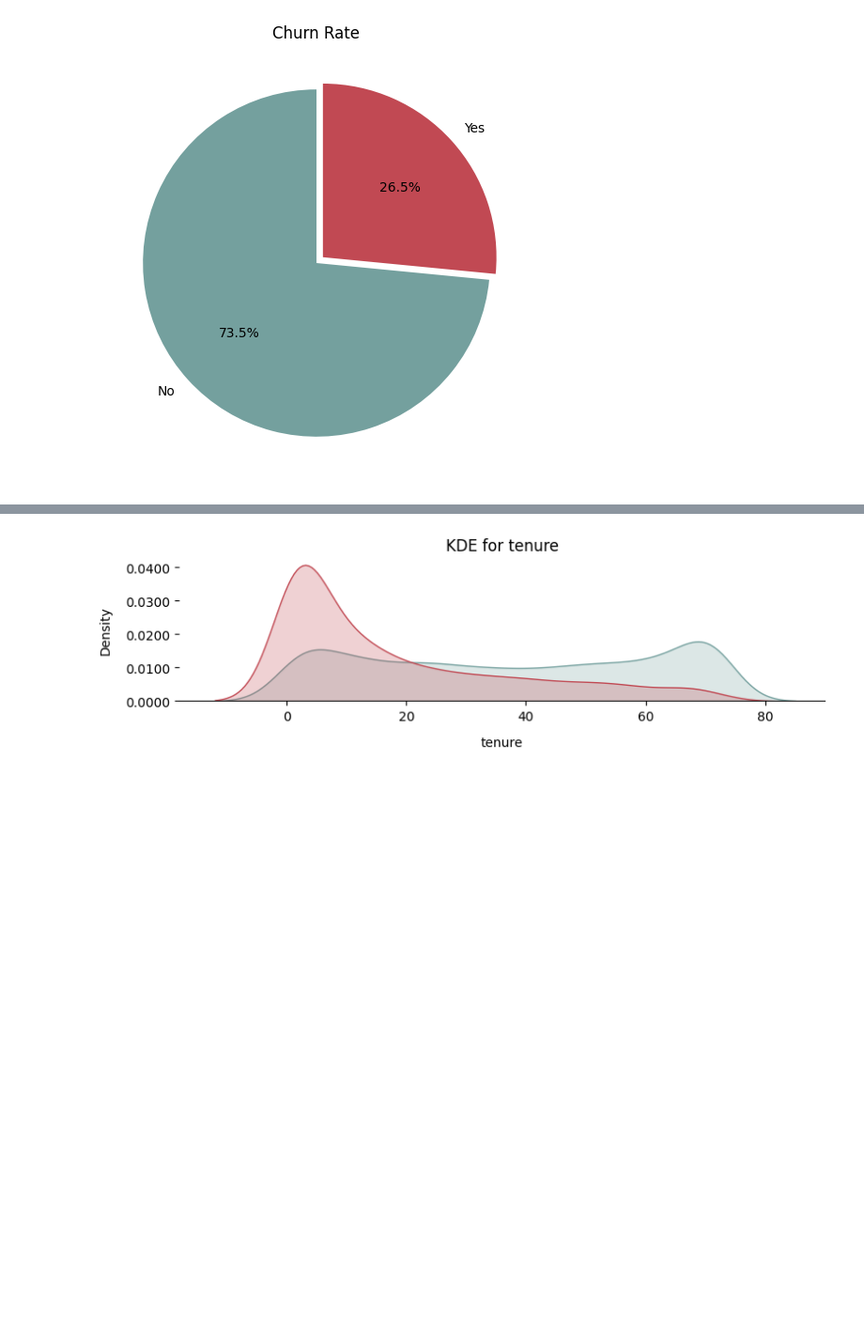
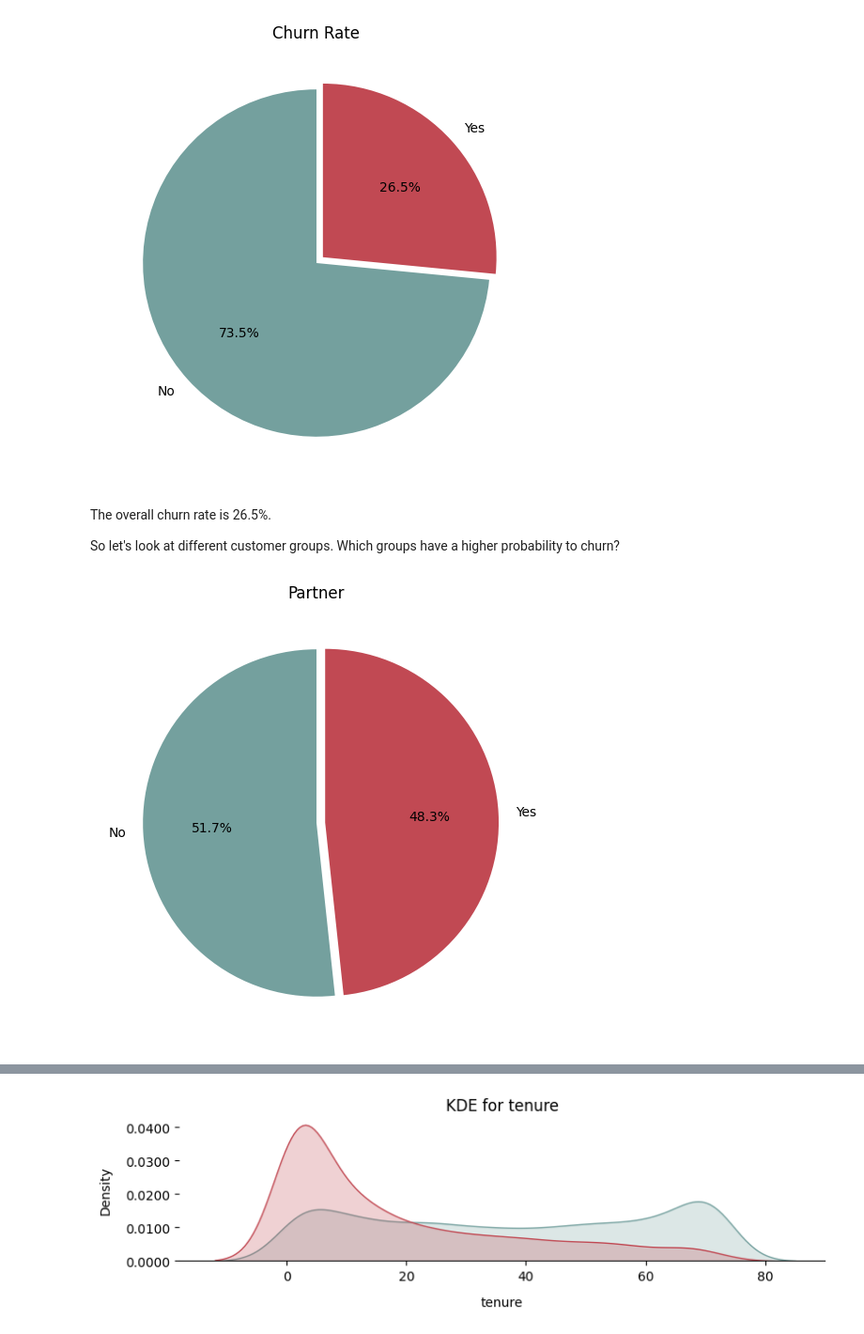
Before and after one commit to mhdiham/mhdiham, a Jupyter notebook: CustomerChurn.ipynb, the cells around one changed output, grey strips where cells are left out. Shown at 94% size. Saved outputs shown, nothing was run; the diff lists cells and outputs as text; code cells hidden in the pictures; blank space fills up the shorter version.

```diff
--- a/CustomerChurn.ipynb
+++ b/CustomerChurn.ipynb
@@ -191,3 +263,17 @@ plt.title('Churn Rate')
 plt.show()
 # %% [output]
 [figure]
+# %% [markdown]
+The overall churn rate is 26.5%.
+
+So let's look at different customer groups. Which groups have a higher probability to churn?
+# %%
+# target variable - Partner
+plt.figure(figsize=(6,6))
+plt.pie(df["Partner"].value_counts(),shadow=False,startangle=90,
+        labels=df["Partner"].value_counts().index,autopct='%0.1f%%',
+        explode=(0,0.05),colors=['#74a09e','#c14953'])
+plt.title('Partner')
+plt.show()
+# %% [output]
+[figure, added]
```
Also changed, not shown: parts of 52 cells of this notebook.
